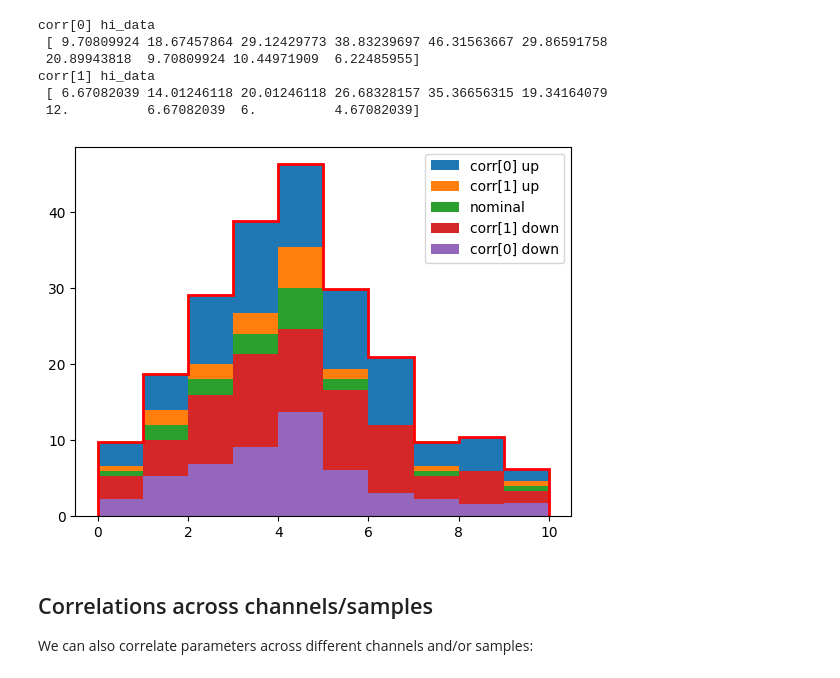
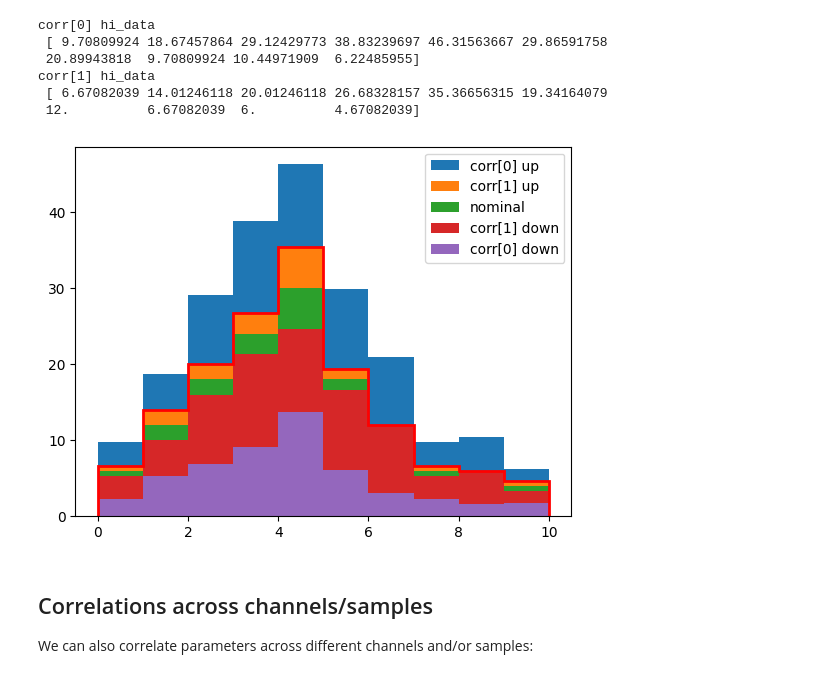
Before and after one commit to lorenzennio/pyhfcorr, a Jupyter notebook: examples.ipynb, the cells around one changed output. Saved outputs shown, nothing was run; the diff lists cells and outputs as text; code cells hidden in the pictures.

```diff
--- a/examples.ipynb
+++ b/examples.ipynb
@@ -51,23 +51,23 @@ First, we create a simple [`pyhf`](https://pyhf.readthedocs.io) model with one s
 samples = [
     {
         "name": "sample1",
-        "data": list(2*hist2),
+        "data": (2*hist2).tolist(),
         "modifiers": [
             {"name": "mu", "type": "normfactor", "data" : None},
             {
                 "name": "u1",
                 "type": "histosys",
                 "data": {
-                    "lo_data": list(2*hist2-hist1),
-                    "hi_data": list(2*hist2+hist1)
+                    "lo_data": (2*hist2-hist1).tolist(),
+                    "hi_data": (2*hist2+hist1).tolist()
                 }
             },
             {
                 "name": "u2",
                 "type": "histosys",
                 "data": {
-                    "lo_data": list(2*hist2-hist2),
-                    "hi_data": list(2*hist2+hist2)
+                    "lo_data": (2*hist2-hist2).tolist(),
+                    "hi_data": (2*hist2+hist2).tolist()
                 }
             }
         ],
@@ -197,7 +197,7 @@ $$
 \sigma_\pm = \sqrt{1\pm \rho}.
 $$
 # %%
-scale_factors = [np.sqrt((1+corr[0][1])/2), np.sqrt((1-corr[0][1])/2)]
+scale_factors = np.array([np.sqrt((1+corr[0][1])/2), np.sqrt((1-corr[0][1])/2)]).tolist()
 scale_factors
 # %% [output]
 [0.7416198487095663, 0.6708203932499369]
@@ -219,26 +219,26 @@ corr[1] hi_data
 # %%
 plt.stairs(2*hist2+scale_factors[0]*hist1+scale_factors[0]*hist2,
            bins, fill = True, label = "corr[0] up")
 plt.stairs(2*hist2-scale_factors[1]*hist1+scale_factors[1]*hist2,
            bins, fill = True, label = "corr[1] up")
 plt.stairs(2*hist2, bins, fill=True, label = "nominal")
 plt.stairs(2*hist2+scale_factors[1]*hist1-scale_factors[1]*hist2,
            bins, fill = True, label = "corr[1] down")
 plt.stairs(2*hist2-scale_factors[0]*hist1-scale_factors[0]*hist2,
            bins, fill = True, label = "corr[0] down")
 
 initial_parameters = new_model.config.suggested_init()
 
 # we can set corr[0] and corr[1] to (-1, 0, +1) to check the agreement with the expectation
-initial_parameters[0] = 1.
-initial_parameters[1] = 0.
+initial_parameters[0] = 0.
+initial_parameters[1] = 1.
 
 plt.stairs(new_model.expected_data(initial_parameters, include_auxdata=False), bins, linewidth=2, color='r')
 
 plt.legend()
 plt.show()
 # %% [output]
-[figure, old version]
+[figure, new version]
 # %% [markdown]
 ## Correlations across channels/samples
 
```
Also changed, not shown: parts of 5 cells of this notebook.
